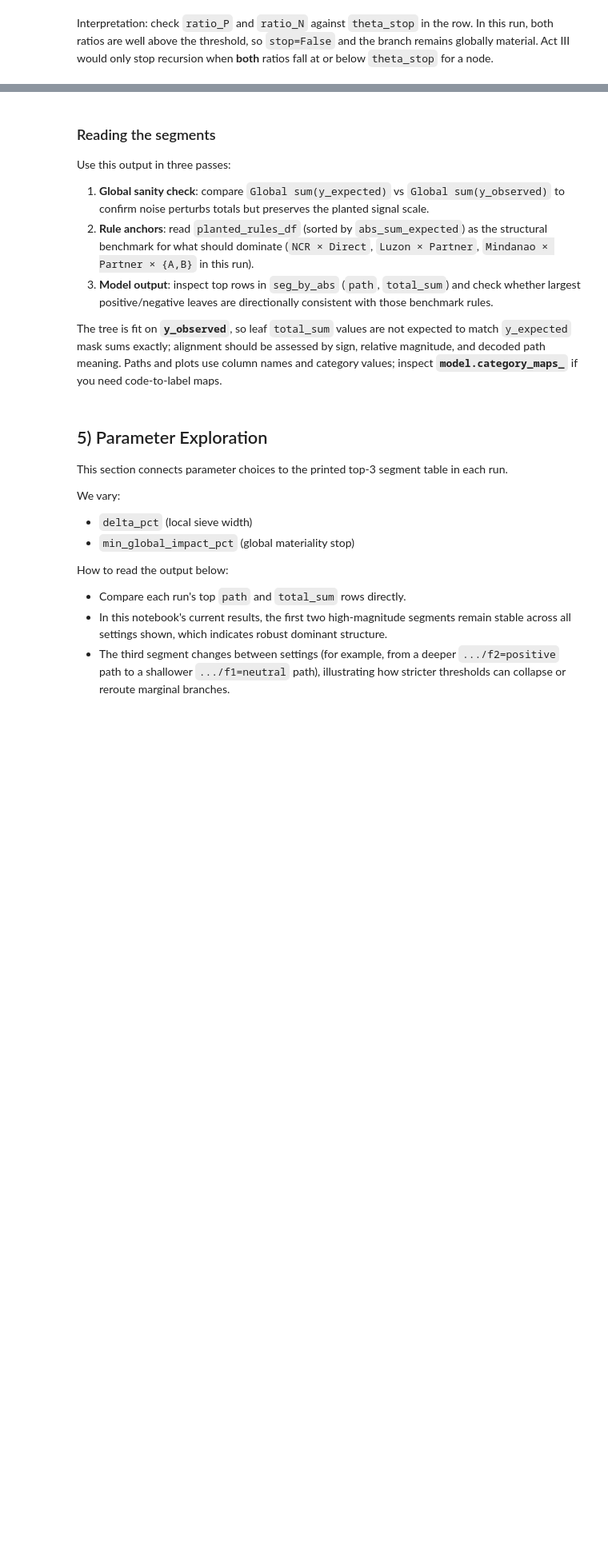
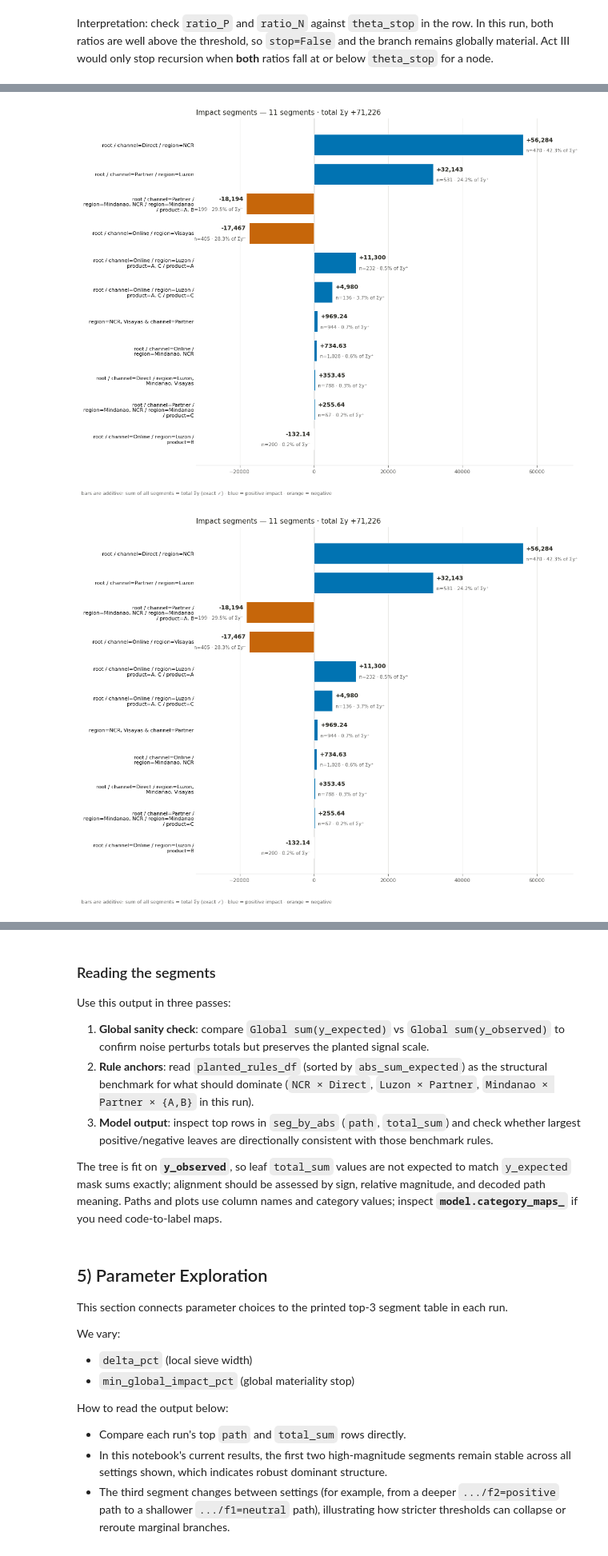
Before and after one commit to euJue07/impact-split, a Jupyter notebook: notebooks/1.0-jde-impact-split-explainer.ipynb, the cells around one changed output, grey strips where cells are left out. Shown at 80% size. Drawn from its saved outputs; the diff is of its cells as text; code cells hidden in the pictures; blank space fills up the shorter version.

```diff
--- a/notebooks/1.0-jde-impact-split-explainer.ipynb
+++ b/notebooks/1.0-jde-impact-split-explainer.ipynb
@@ -401,3 +421,9 @@ model.plot_tree(figsize=(16, 10))
+# %%
+# Same fit, ranked as a tornado: additive segment bars, diverging at zero.
+model.plot_segments()
+# %% [output]
+[figure, added]
+[figure, added]
 # %%
 # Inspect top segments and compare them with the planted rules (ground truth before fit).
 segments = model.get_impact_segments()
```
Also changed, not shown: parts of 9 cells of this notebook, 6 other files.
